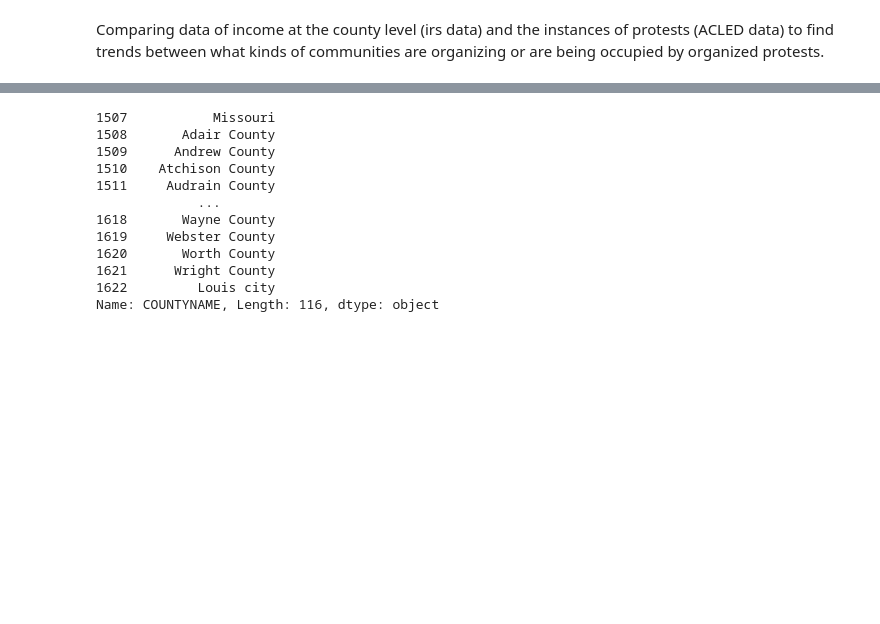
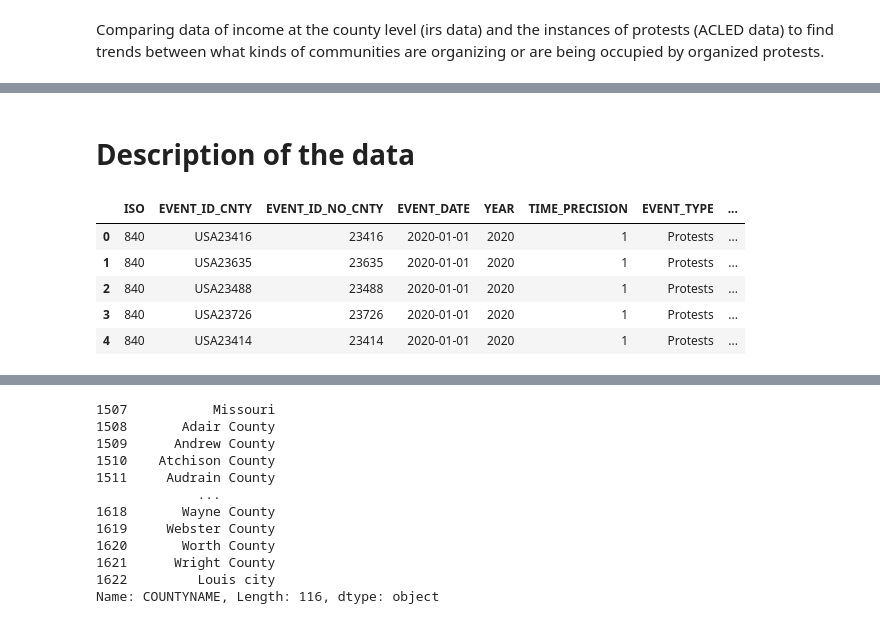
Before and after one commit to lynntf/tdi_example, a Jupyter notebook: tdi_example_project.ipynb, the cells around one changed output, grey strips where cells are left out. Saved outputs shown, nothing was run; the diff lists cells and outputs as text; code cells hidden in the pictures; blank space fills up the shorter version.

```diff
--- a/tdi_example_project.ipynb
+++ b/tdi_example_project.ipynb
@@ -21,0 +36,11 @@ cdata = pd.read_csv('18incyallnoagi.csv') # county irs data
+# %% [markdown]
+# Description of the data
+# %%
+protest_data.head()
+# %% [output]
+|  | ISO | EVENT_ID_CNTY | EVENT_ID_NO_CNTY | EVENT_DATE | YEAR | TIME_PRECISION | EVENT_TYPE | ... |
+| 0 | 840 | USA23416 | 23416 | 2020-01-01 | 2020 | 1 | Protests | ... |
+| 1 | 840 | USA23635 | 23635 | 2020-01-01 | 2020 | 1 | Protests | ... |
+| 2 | 840 | USA23488 | 23488 | 2020-01-01 | 2020 | 1 | Protests | ... |
+| 3 | 840 | USA23726 | 23726 | 2020-01-01 | 2020 | 1 | Protests | ... |
+| 4 | 840 | USA23414 | 23414 | 2020-01-01 | 2020 | 1 | Protests | ... |
```
Also changed, not shown: parts of 17 cells of this notebook.
